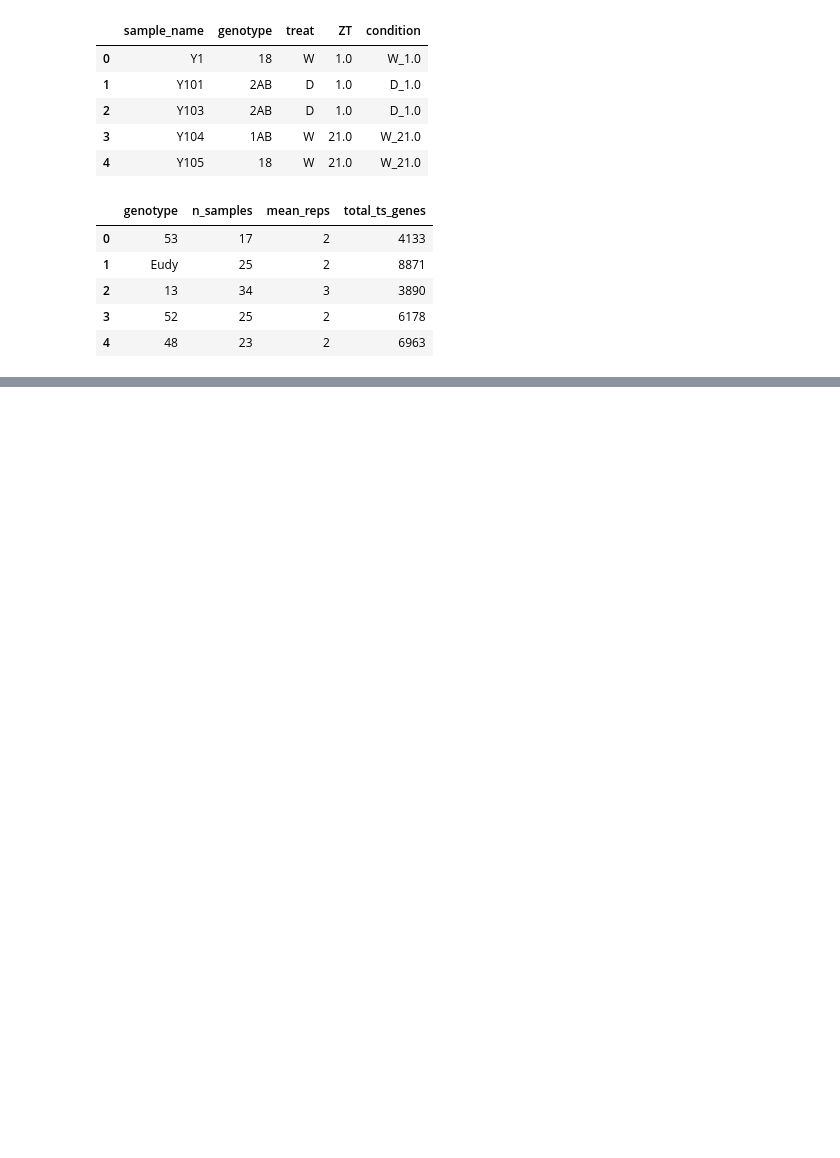
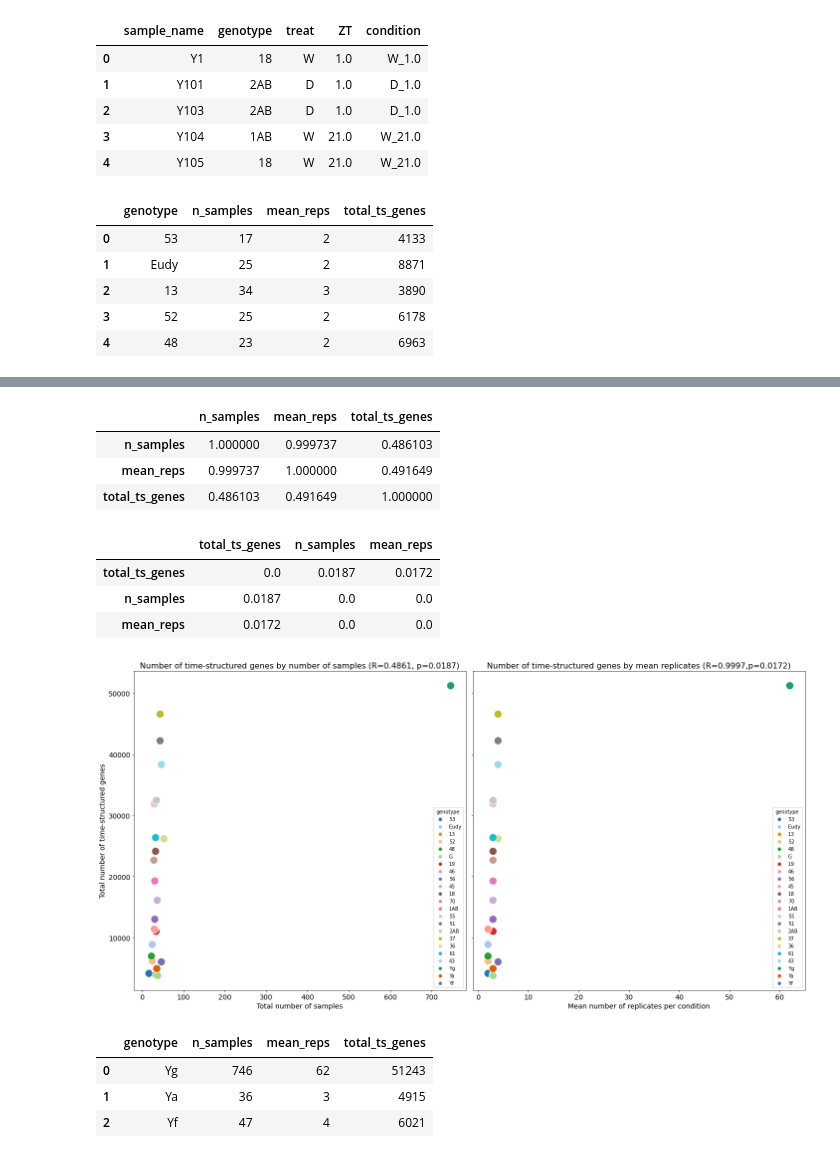
Before and after one commit to achpardo/yucca-genomics, a Jupyter notebook: masigpro/tsgenes_by_sampcount_genotypes.ipynb, the cells around one changed output, grey strips where cells are left out. Drawn from its saved outputs; the diff is of its cells as text; code cells hidden in the pictures; blank space fills up the shorter version.

```diff
--- a/masigpro/tsgenes_by_sampcount_genotypes.ipynb
+++ b/masigpro/tsgenes_by_sampcount_genotypes.ipynb
@@ -126,0 +261,66 @@ calculate_pvalues(nsmr[["total_ts_genes","n_samples","mean_reps"]])
+# %%
+nsamp = len(md["sample_name"].unique())
+# to find number of reps, make a summary table on condition col
+csum = md.groupby("condition").count().reset_index()[["condition","sample_name"]].rename(columns={"sample_name":"nreps"})
+if len(csum.index)>0:
+    meanreps = sum(csum["nreps"])/len(csum.index)
+else:
+    meanreps = 0
+yginfo = [nsamp,int(round(meanreps,0))]
+# %%
+dfdict = {
+    "genotype":["Yg","Ya","Yf"],
+    "n_samples":[yginfo[0],yainfo[0],yfinfo[0]],
+    "mean_reps":[yginfo[1],yainfo[1],yfinfo[1]],
+    "total_ts_genes":[len(resyg["GeneID"].unique()),len(yares["GeneID"].unique()),len(yfres["GeneID"].unique())]
+}
+spinfo = pd.DataFrame(dfdict)
+# %%
+nsmr = pd.concat([nsmr,spinfo])
+# %%
+nsmr.corr("pearson")
+# %% [output]
+|  | n_samples | mean_reps | total_ts_genes |
+| n_samples | 1.000000 | 0.999737 | 0.486103 |
+| mean_reps | 0.999737 | 1.000000 | 0.491649 |
+| total_ts_genes | 0.486103 | 0.491649 | 1.000000 |
+# %%
+calculate_pvalues(nsmr[["total_ts_genes","n_samples","mean_reps"]])
+# %% [output]
+|  | total_ts_genes | n_samples | mean_reps |
+| total_ts_genes | 0.0 | 0.0187 | 0.0172 |
+| n_samples | 0.0187 | 0.0 | 0.0 |
+| mean_reps | 0.0172 | 0.0 | 0.0 |
+# %%
+fig,ax = plt.subplots(nrows=1,ncols=2,figsize=(20,10),sharey=True)
+
+sns.scatterplot(ax=ax[0],data=nsmr[~nsmr["genotype"].isin(["Yg","Ya","Yf"])],y="total_ts_genes",
+                                                         x="n_samples",hue="genotype",palette="tab20",s=250)
+sns.scatterplot(ax=ax[0],data=spinfo,y="total_ts_genes",x="n_samples",hue="genotype",palette="Dark2",s=250)
+ax[0].set_xlabel("Total number of samples",fontsize=14)
+ax[0].set_ylabel("Total number of time-structured genes",fontsize=14)
+ax[0].tick_params(axis="both",which="major",labelsize=14)
+ax[0].set_title("Number of time-structured genes by number of samples (R=0.4861, p=0.0187)",fontsize=16)
+
+sns.scatterplot(ax=ax[1],data=nsmr[~nsmr["genotype"].isin(["Yg","Ya","Yf"])],
+                y="total_ts_genes",x="mean_reps",hue="genotype",palette="tab20",s=250)
+sns.scatterplot(ax=ax[1],data=spinfo,y="total_ts_genes",x="mean_reps",hue="genotype",palette="Dark2",s=250)
+ax[1].set_xlabel("Mean number of replicates per condition",fontsize=14)
+ax[1].tick_params(axis="x",which="major",labelsize=14)
+#ax[1].set_xticks(np.arange(2,5,1))
+ax[1].set_title("Number of time-structured genes by mean replicates (R=0.9997,p=0.0172)",fontsize=16)
+
+fig.tight_layout()
+
+plt.savefig("./tsgenes_by_nsamp_meanreps_withsp.png",dpi=300,bbox_inches="tight")
+plt.savefig("./tsgenes_by_nsamp_meanreps_withsp.pdf",dpi=300,bbox_inches="tight")
+plt.savefig("./tsgenes_by_nsamp_meanreps_withsp.svg",dpi=300,bbox_inches="tight")
+# %% [output]
+[figure, added]
+# %%
+spinfo
+# %% [output]
+|  | genotype | n_samples | mean_reps | total_ts_genes |
+| 0 | Yg | 746 | 62 | 51243 |
+| 1 | Ya | 36 | 3 | 4915 |
+| 2 | Yf | 47 | 4 | 6021 |
```
Also changed, not shown: parts of 27 cells of this notebook, 3 other files.
